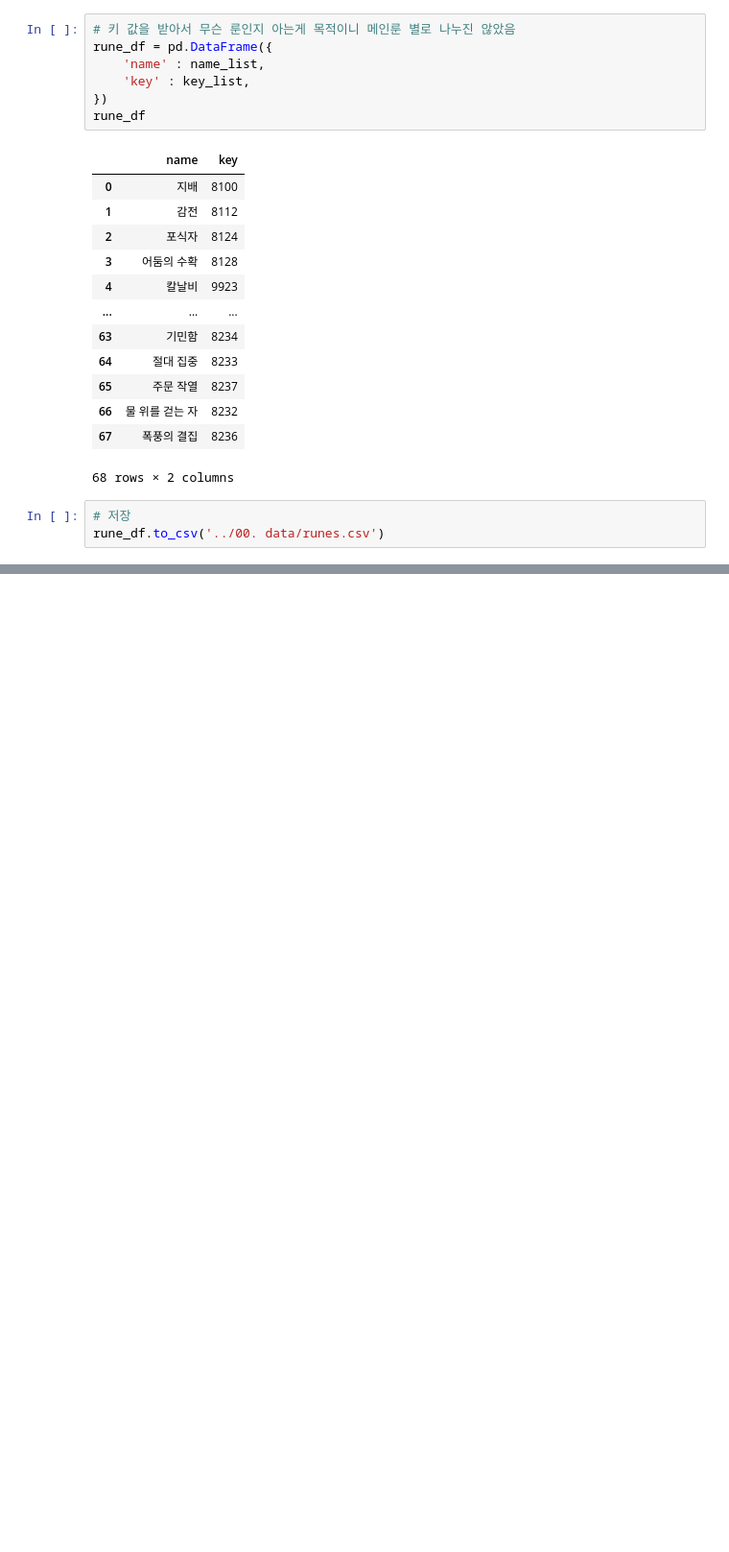
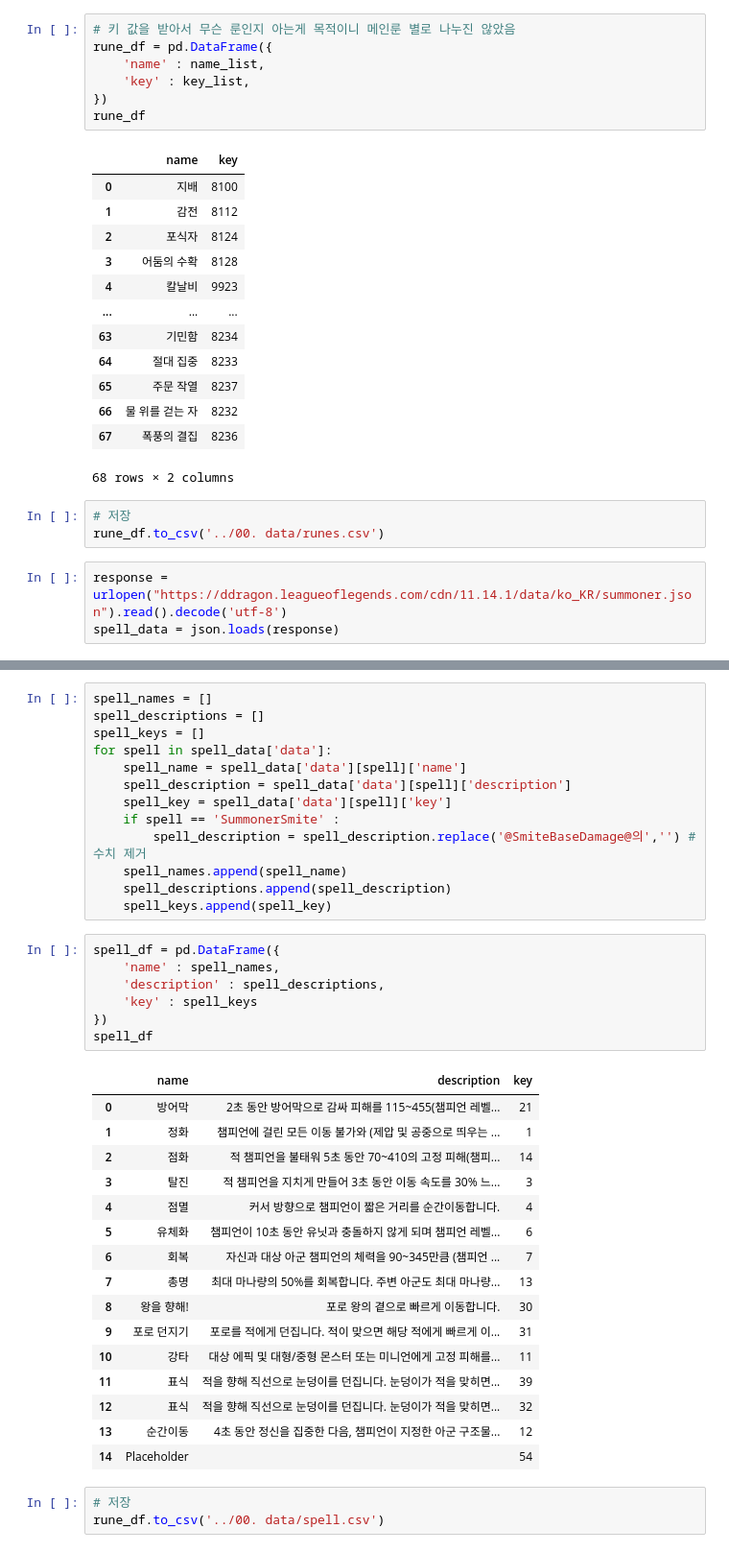
Before and after one commit to SeungmoHong/Troll.GG, a Jupyter notebook: 01. base/01.makingData.ipynb, the cells around one changed output, grey strips where cells are left out. Shown at 96% size. Drawn from its saved outputs; the diff is of its cells as text; blank space fills up the shorter version.

Commit message:
spellUpdate

```diff
--- a/01. base/01.test.ipynb
+++ b/01. base/01.makingData.ipynb
@@ -301,3 +301,6 @@ rune_df
 # %%
 # 저장
 rune_df.to_csv('../00. data/runes.csv')
+# %%
+response = urlopen("https://ddragon.leagueoflegends.com/cdn/11.14.1/data/ko_KR/summoner.json").read().decode('utf-8')
+spell_data = json.loads(response)
@@ -303,0 +345,40 @@ rune_df.to_csv('../00. data/runes.csv')
+# %%
+spell_names = []
+spell_descriptions = []
+spell_keys = []
+for spell in spell_data['data']:
+    spell_name = spell_data['data'][spell]['name']
+    spell_description = spell_data['data'][spell]['description']
+    spell_key = spell_data['data'][spell]['key']
+    if spell == 'SummonerSmite' :
+        spell_description = spell_description.replace('@SmiteBaseDamage@의','') # 수치 제거
+    spell_names.append(spell_name)
+    spell_descriptions.append(spell_description)
+    spell_keys.append(spell_key)
+# %%
+spell_df = pd.DataFrame({
+    'name' : spell_names,
+    'description' : spell_descriptions,
+    'key' : spell_keys
+})
+spell_df
+# %% [output]
+|  | name | description | key |
+| 0 | 방어막 | 2초 동안 방어막으로 감싸 피해를 115~455(챔피언 레벨... | 21 |
+| 1 | 정화 | 챔피언에 걸린 모든 이동 불가와 (제압 및 공중으로 띄우는 ... | 1 |
+| 2 | 점화 | 적 챔피언을 불태워 5초 동안 70~410의 고정 피해(챔피... | 14 |
+| 3 | 탈진 | 적 챔피언을 지치게 만들어 3초 동안 이동 속도를 30% 느... | 3 |
+| 4 | 점멸 | 커서 방향으로 챔피언이 짧은 거리를 순간이동합니다. | 4 |
+| 5 | 유체화 | 챔피언이 10초 동안 유닛과 충돌하지 않게 되며 챔피언 레벨... | 6 |
+| 6 | 회복 | 자신과 대상 아군 챔피언의 체력을 90~345만큼 (챔피언 ... | 7 |
+| 7 | 총명 | 최대 마나량의 50%를 회복합니다. 주변 아군도 최대 마나량... | 13 |
+| 8 | 왕을 향해! | 포로 왕의 곁으로 빠르게 이동합니다. | 30 |
+| 9 | 포로 던지기 | 포로를 적에게 던집니다. 적이 맞으면 해당 적에게 빠르게 이... | 31 |
+| 10 | 강타 | 대상 에픽 및 대형/중형 몬스터 또는 미니언에게 고정 피해를... | 11 |
+| 11 | 표식 | 적을 향해 직선으로 눈덩이를 던집니다. 눈덩이가 적을 맞히면... | 39 |
+| 12 | 표식 | 적을 향해 직선으로 눈덩이를 던집니다. 눈덩이가 적을 맞히면... | 32 |
+| 13 | 순간이동 | 4초 동안 정신을 집중한 다음, 챔피언이 지정한 아군 구조물... | 12 |
+| 14 | Placeholder |  | 54 |
+# %%
+# 저장
+rune_df.to_csv('../00. data/spell.csv')
```
Also changed, not shown: parts of 3 cells of this notebook, 2 other files.
